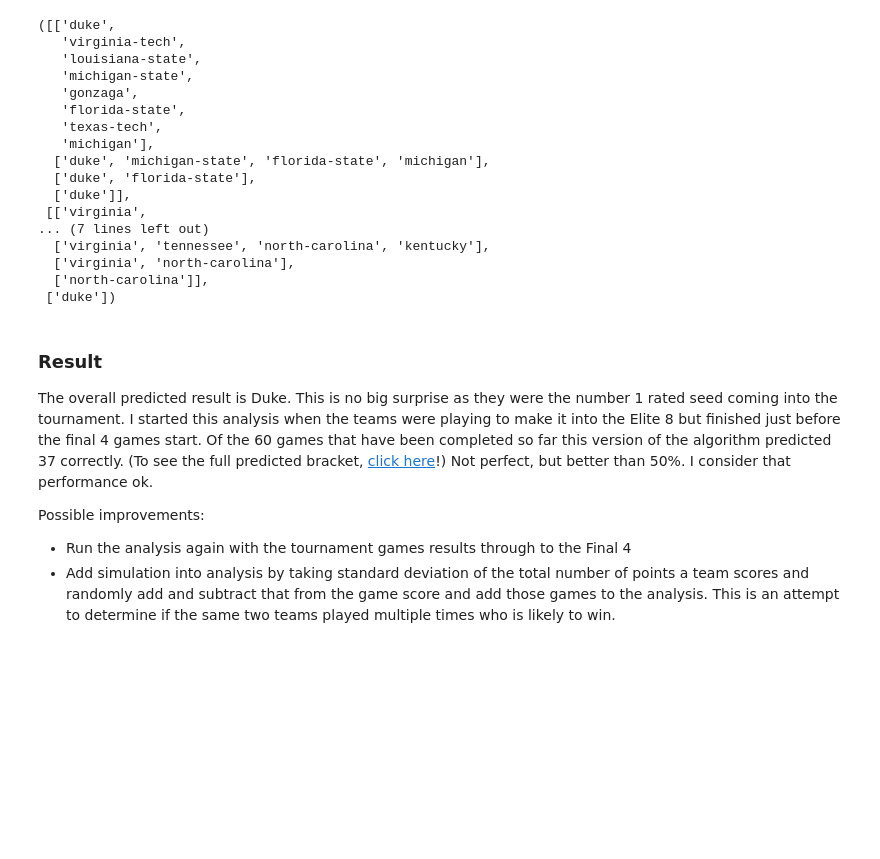
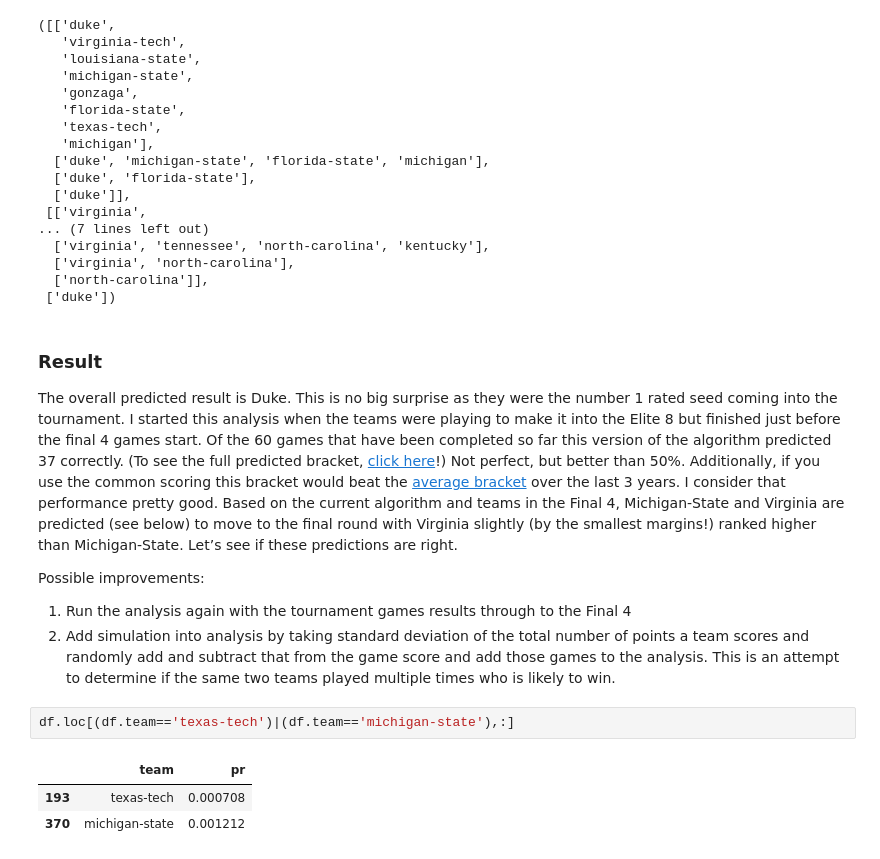
Before and after one commit to stubberf/NCAATour2019, a Jupyter notebook: PageRankAlgo.ipynb, the cells around one changed output. Cells and saved outputs as stored; diff of their text form; blank space fills up the shorter version.

```diff
--- a/PageRankAlgo.ipynb
+++ b/PageRankAlgo.ipynb
@@ -181,8 +181,14 @@ o[0][2:], o[1][2:], o[2]
 # %% [markdown]
 ### Result
 
-The overall predicted result is Duke. This is no big surprise as they were the number 1 rated seed coming into the tournament. I started this analysis when the teams were playing to make it into the Elite 8 but finished just before the final 4 games start. Of the 60 games that have been completed so far this version of the algorithm predicted 37 correctly. (To see the full predicted bracket, [click here](https://github.com/stubberf/NCAATour2019/blob/master/fillable-march-madness-V1.pdf)!) Not perfect, but better than 50%. I consider that performance ok.
+The overall predicted result is Duke. This is no big surprise as they were the number 1 rated seed coming into the tournament. I started this analysis when the teams were playing to make it into the Elite 8 but finished just before the final 4 games start. Of the 60 games that have been completed so far this version of the algorithm predicted 37 correctly. (To see the full predicted bracket, [click here](https://github.com/stubberf/NCAATour2019/blob/master/fillable-march-madness-V1.pdf)!) Not perfect, but better than 50%. Additionally, if you use the common scoring this bracket would beat the [average bracket](https://www.ncaa.com/news/basketball-men/2019-02-27/march-madness-how-do-your-past-brackets-stack-competition) over the last 3 years. I consider that performance pretty good. Based on the current algorithm and teams in the Final 4, Michigan-State and Virginia are predicted (see below) to move to the final round with Virginia slightly (by the smallest margins!) ranked higher than Michigan-State. Let’s see if these predictions are right.
 
 Possible improvements:
- - Run the analysis again with the tournament games results through to the Final 4
- - Add simulation into analysis by taking standard deviation of the total number of points a team scores and randomly add and subtract that from the game score and add those games to the analysis. This is an attempt to determine if the same two teams played multiple times who is likely to win.
+ 1. Run the analysis again with the tournament games results through to the Final 4
+ 2. Add simulation into analysis by taking standard deviation of the total number of points a team scores and randomly add and subtract that from the game score and add those games to the analysis. This is an attempt to determine if the same two teams played multiple times who is likely to win.
+# %%
+df.loc[(df.team=='texas-tech')|(df.team=='michigan-state'),:]
+# %% [output]
+|  | team | pr |
+| 193 | texas-tech | 0.000708 |
+| 370 | michigan-state | 0.001212 |
```
Also changed, not shown: parts of 14 cells of this notebook.
